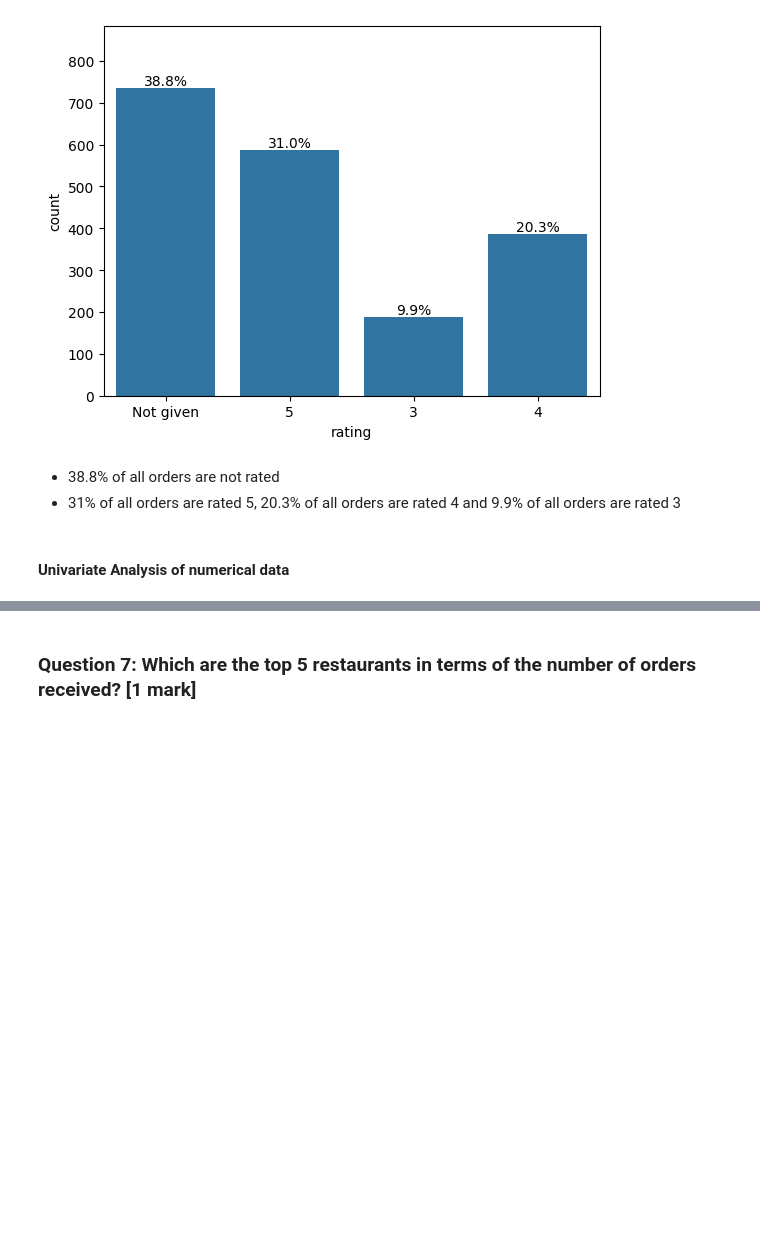
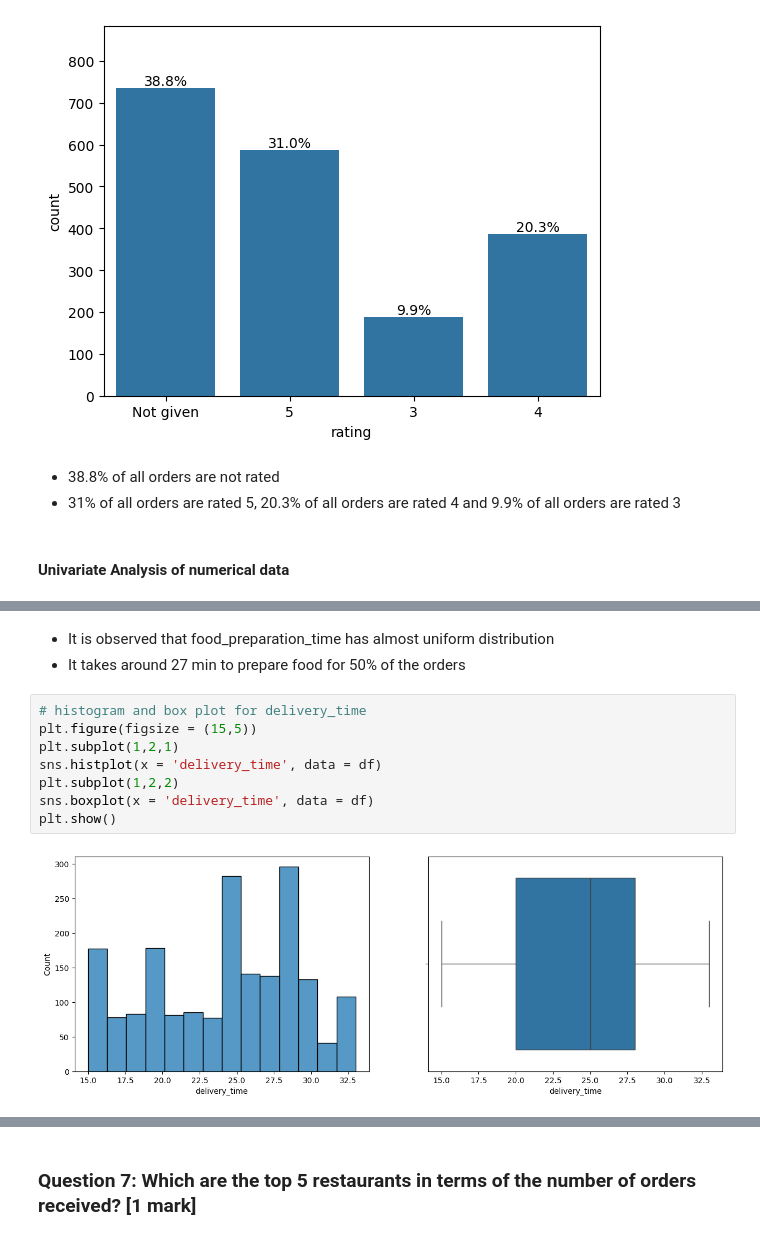
Before and after one commit to sheikhomer/FoodHubDataAnalysis, a Jupyter notebook: Learner_Notebook_Full_Code.ipynb, the cells around one changed output, grey strips where cells are left out. Cells and saved outputs as stored; diff of their text form; blank space fills up the shorter version.

```diff
--- a/Learner_Notebook_Full_Code.ipynb
+++ b/Learner_Notebook_Full_Code.ipynb
@@ -286,0 +304,13 @@ plt.show()
+# %% [markdown]
+* It is observed that food_preparation_time has almost uniform distribution
+* It takes around 27 min to prepare food for 50% of the orders
+# %%
+# histogram and box plot for delivery_time
+plt.figure(figsize = (15,5))
+plt.subplot(1,2,1)
+sns.histplot(x = 'delivery_time', data = df)
+plt.subplot(1,2,2)
+sns.boxplot(x = 'delivery_time', data = df)
+plt.show()
+# %% [output]
+[figure, added]
```
Also changed, not shown: parts of 82 cells of this notebook.
